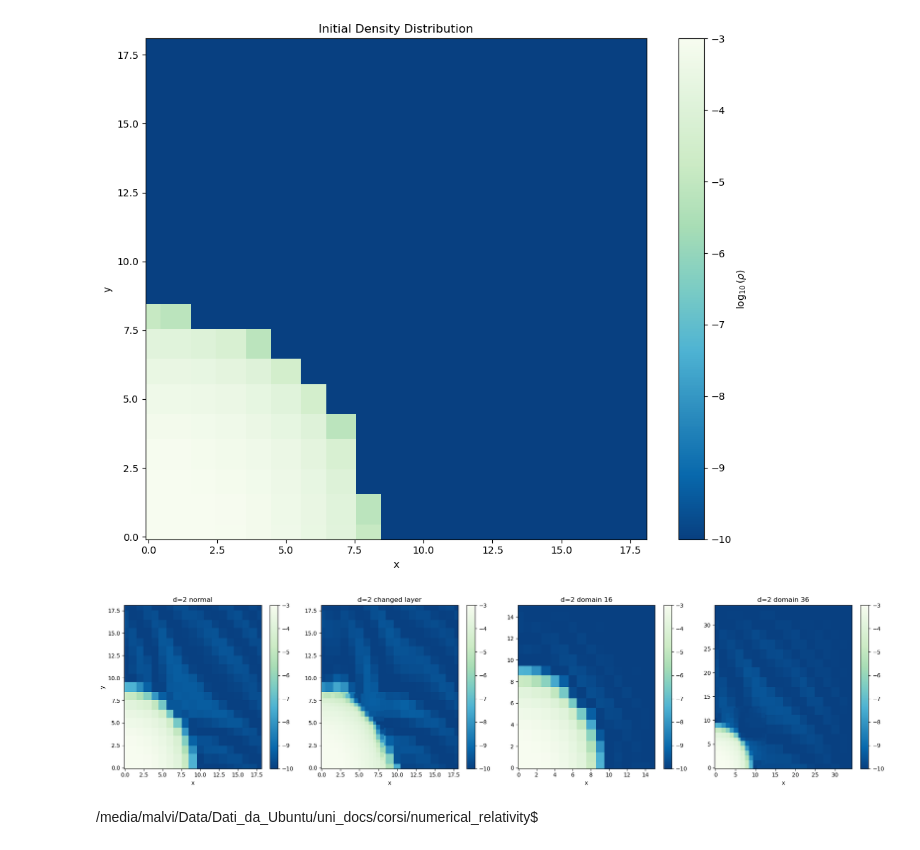
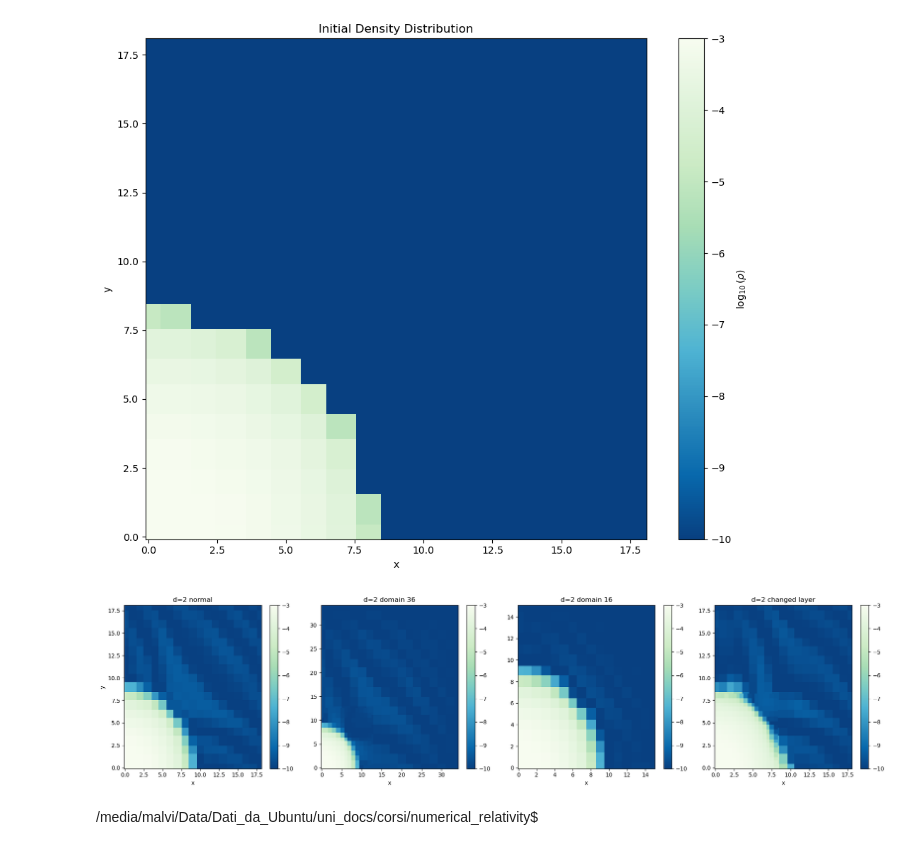
Before and after one commit to malvibellotti/numerical_rel, a Jupyter notebook: Homework_2.ipynb, the cells around one changed output. Cells and saved outputs as stored; diff of their text form; code cells hidden in the pictures.

```diff
--- a/Homework_2.ipynb
+++ b/Homework_2.ipynb
@@ -823,39 +815,39 @@ plt.show()
 small_grid = gd.UniformGrid([100, 100], x0=[0, 0], x1=[18,18])
 
 rho_small_normal_2 = rho_2_normal_24.read_on_grid(rho_2_normal_24.iterations[-1], small_grid)
 rho_small_layer = rho_2_layer.read_on_grid(rho_2_layer.iterations[-1], small_grid)
 
 small_grid_16 = gd.UniformGrid([100, 100], x0=[0, 0], x1=[15, 15])
 rho_small_domain_16 = rho_2_domain_16.read_on_grid(rho_2_domain_16.iterations[-1], small_grid_16)
 small_grid_36 = gd.UniformGrid([100, 100], x0=[0, 0], x1=[34, 34])
 rho_small_domain_36 = rho_2_domain_36.read_on_grid(rho_2_domain_36.iterations[-1], small_grid_36)
 
 
 fig, axs = plt.subplots(1, 4, figsize=(20, 5))
 
 cf_normal_2 = axs[0].pcolormesh(*rho_small_normal_2.coordinates_meshgrid(), np.log10(rho_small_normal_2.data_xyz), vmin=-10, vmax=-3, cmap='GnBu_r')
 axs[0].set_title("d=2 normal")
 plt.colorbar(cf_normal_2, ax=axs[0])
 
-cf_layer = axs[1].pcolormesh(*rho_small_layer.coordinates_meshgrid(), np.log10(rho_small_layer.data_xyz), vmin=-10, vmax=-3, cmap='GnBu_r')
-axs[1].set_title("d=2 changed layer")
-plt.colorbar(cf_layer, ax=axs[1])
+cf_layer = axs[3].pcolormesh(*rho_small_layer.coordinates_meshgrid(), np.log10(rho_small_layer.data_xyz), vmin=-10, vmax=-3, cmap='GnBu_r')
+axs[3].set_title("d=2 changed layer")
+plt.colorbar(cf_layer, ax=axs[3])
 
 cf_domain_16 = axs[2].pcolormesh(*rho_small_domain_16.coordinates_meshgrid(), np.log10(rho_small_domain_16.data_xyz), vmin=-10, vmax=-3, cmap='GnBu_r')
 axs[2].set_title("d=2 domain 16")
 plt.colorbar(cf_domain_16, ax=axs[2])
 
-cf_domain_36 = axs[3].pcolormesh(*rho_small_domain_36.coordinates_meshgrid(), np.log10(rho_small_domain_36.data_xyz), vmin=-10, vmax=-3, cmap='GnBu_r')
-axs[3].set_title("d=2 domain 36")
-plt.colorbar(cf_domain_36, ax=axs[3])
+cf_domain_36 = axs[1].pcolormesh(*rho_small_domain_36.coordinates_meshgrid(), np.log10(rho_small_domain_36.data_xyz), vmin=-10, vmax=-3, cmap='GnBu_r')
+axs[1].set_title("d=2 domain 36")
+plt.colorbar(cf_domain_36, ax=axs[1])
 
 for ax in axs:
     ax.set_xlabel('x')
 axs[0].set_ylabel('y')
 
 plt.tight_layout()
 plt.show()
 # %% [output]
-[figure, old version]
+[figure, new version]
 # %% [markdown]
 /media/malvi/Data/Dati_da_Ubuntu/uni_docs/corsi/numerical_relativity$
```
Also changed, not shown: parts of 28 cells of this notebook, 11 other files.
